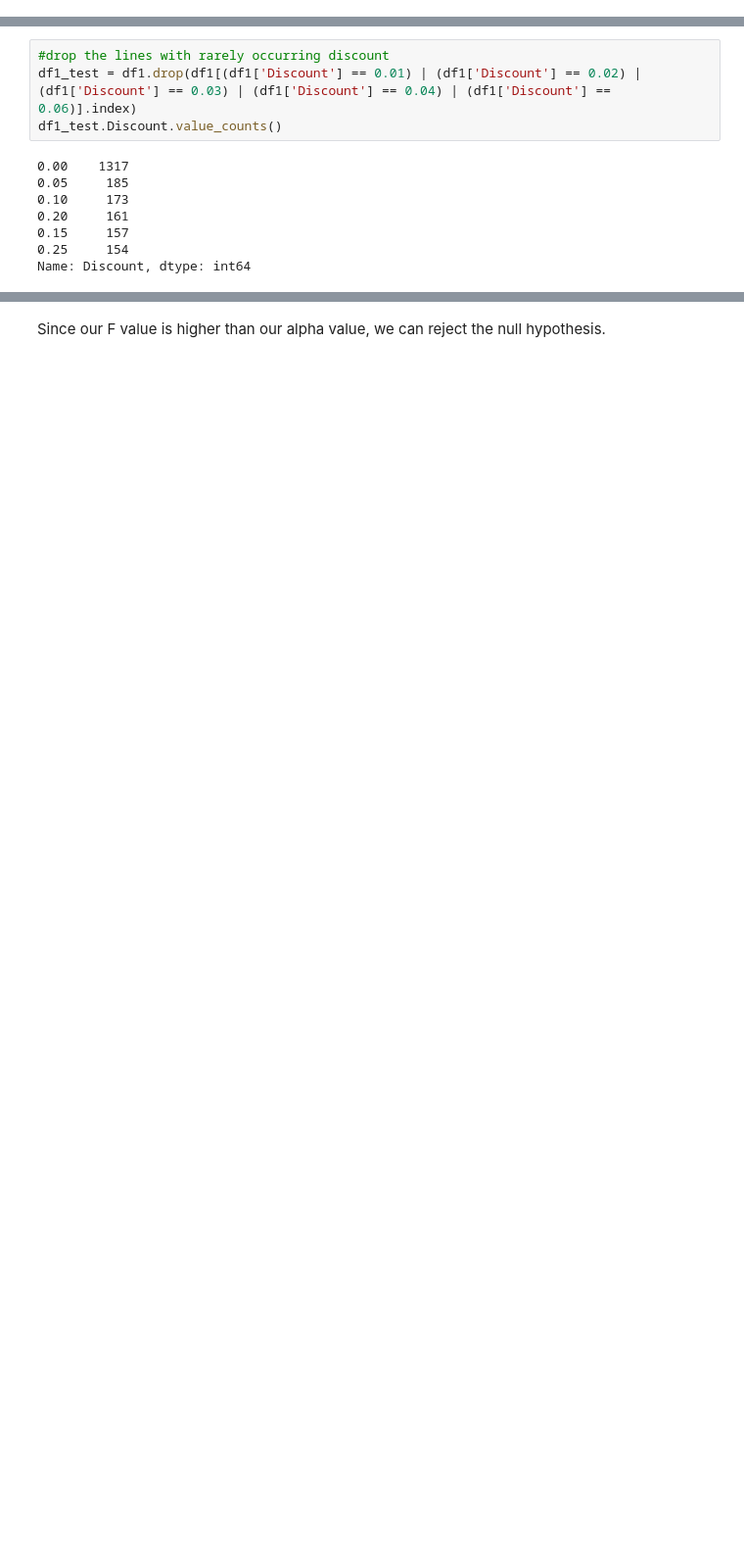
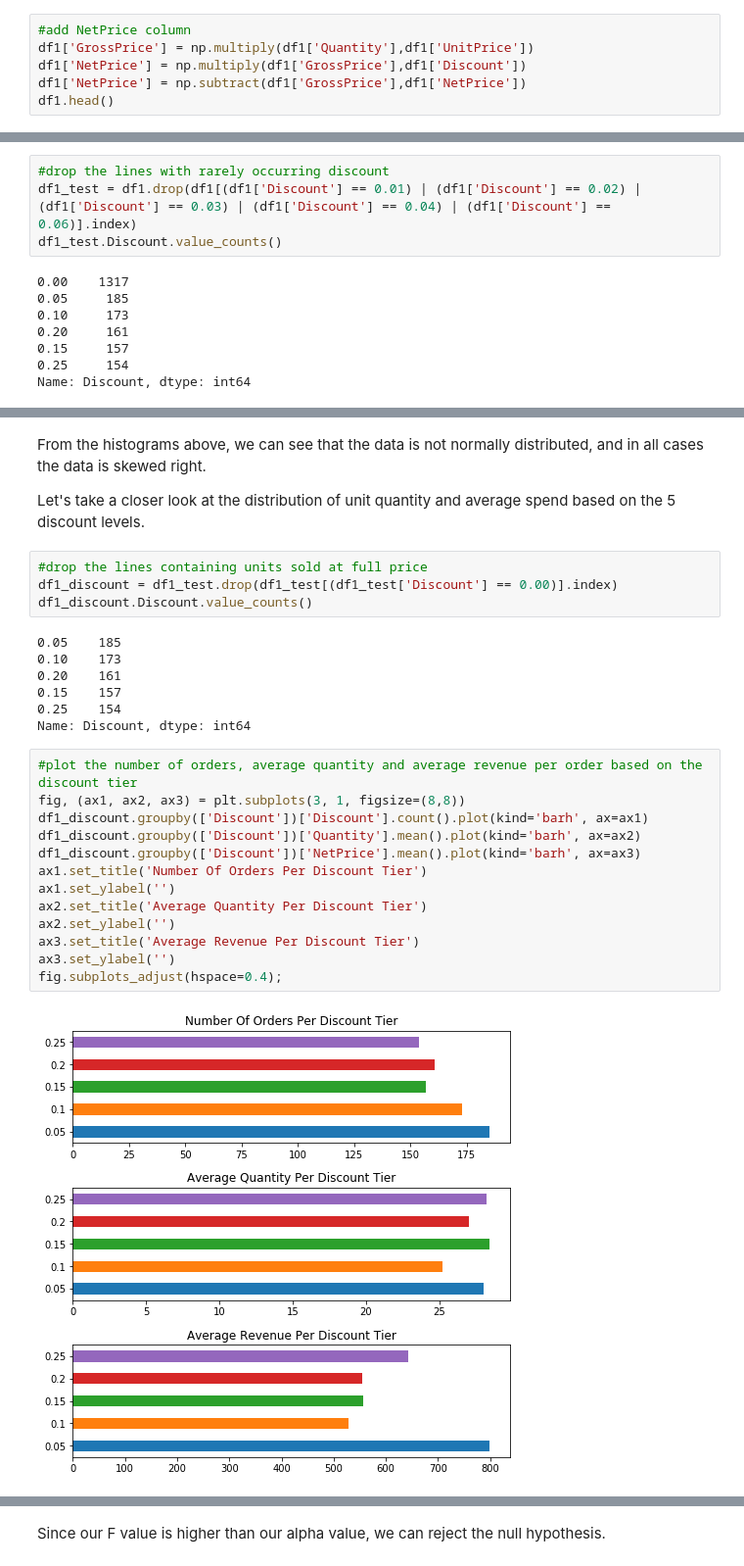
Before and after one commit to AllaGonzalez/Hypothesis_Testing_Using_Northwind_Database, a Jupyter notebook: Project Notebook.ipynb, the cells around one changed output, grey strips where cells are left out. Shown at 98% size. Saved outputs shown, nothing was run; the diff lists cells and outputs as text; blank space fills up the shorter version.

```diff
--- a/Project Notebook.ipynb
+++ b/Project Notebook.ipynb
@@ -295,3 +304,9 @@ Sample data
 | 2 | 10248/72 | 10248 | 72 | 34.8 | 5 | 0.0 |
 | 3 | 10249/14 | 10249 | 14 | 18.6 | 9 | 0.0 |
 | 4 | 10249/51 | 10249 | 51 | 42.4 | 40 | 0.0 |
+# %%
+#add NetPrice column
+df1['GrossPrice'] = np.multiply(df1['Quantity'],df1['UnitPrice'])
+df1['NetPrice'] = np.multiply(df1['GrossPrice'],df1['Discount'])
+df1['NetPrice'] = np.subtract(df1['GrossPrice'],df1['NetPrice'])
+df1.head()
@@ -331,3 +362,33 @@ df1_test.Discount.hist(figsize=(5,3));
 df1_test.hist('Quantity', by = 'Discount', figsize=(7,7));
 # %% [output]
 [figure]
+# %% [markdown]
+From the histograms above, we can see that the data is not normally distributed, and in all cases the data is skewed right.
+
+Let's take a closer look at the distribution of unit quantity and average spend based on the 5 discount levels.
+# %%
+#drop the lines containing units sold at full price
+df1_discount = df1_test.drop(df1_test[(df1_test['Discount'] == 0.00)].index)
+df1_discount.Discount.value_counts()
+# %% [output]
+0.05    185
+0.10    173
+0.20    161
+0.15    157
+0.25    154
+Name: Discount, dtype: int64
+# %%
+#plot the number of orders, average quantity and average revenue per order based on the discount tier
+fig, (ax1, ax2, ax3) = plt.subplots(3, 1, figsize=(8,8))
+df1_discount.groupby(['Discount'])['Discount'].count().plot(kind='barh', ax=ax1)
+df1_discount.groupby(['Discount'])['Quantity'].mean().plot(kind='barh', ax=ax2)
+df1_discount.groupby(['Discount'])['NetPrice'].mean().plot(kind='barh', ax=ax3)
+ax1.set_title('Number Of Orders Per Discount Tier')
+ax1.set_ylabel('')
+ax2.set_title('Average Quantity Per Discount Tier')
+ax2.set_ylabel('')
+ax3.set_title('Average Revenue Per Discount Tier')
+ax3.set_ylabel('')
+fig.subplots_adjust(hspace=0.4);
+# %% [output]
+[figure, added]
```
Also changed, not shown: parts of 71 cells of this notebook.
